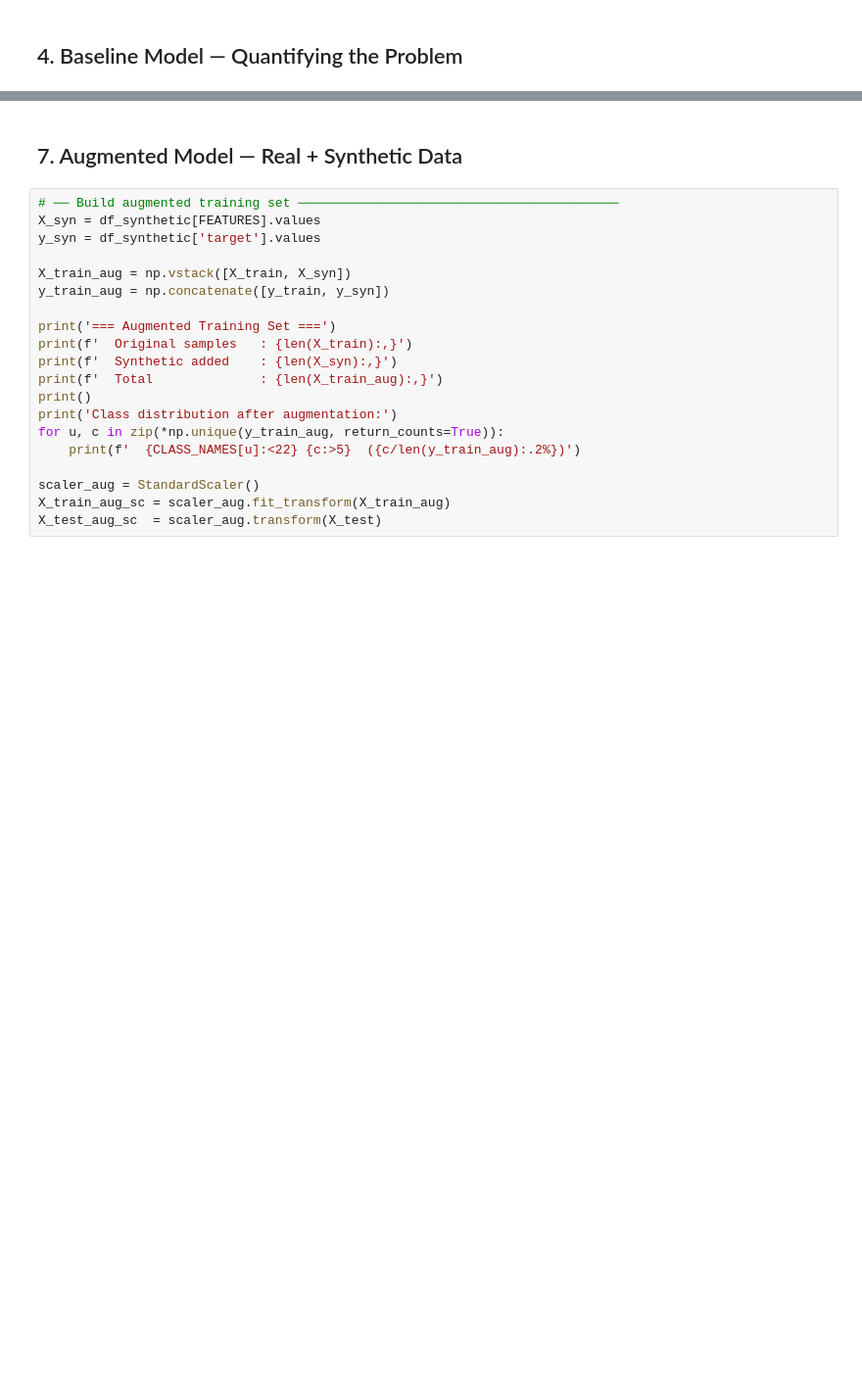
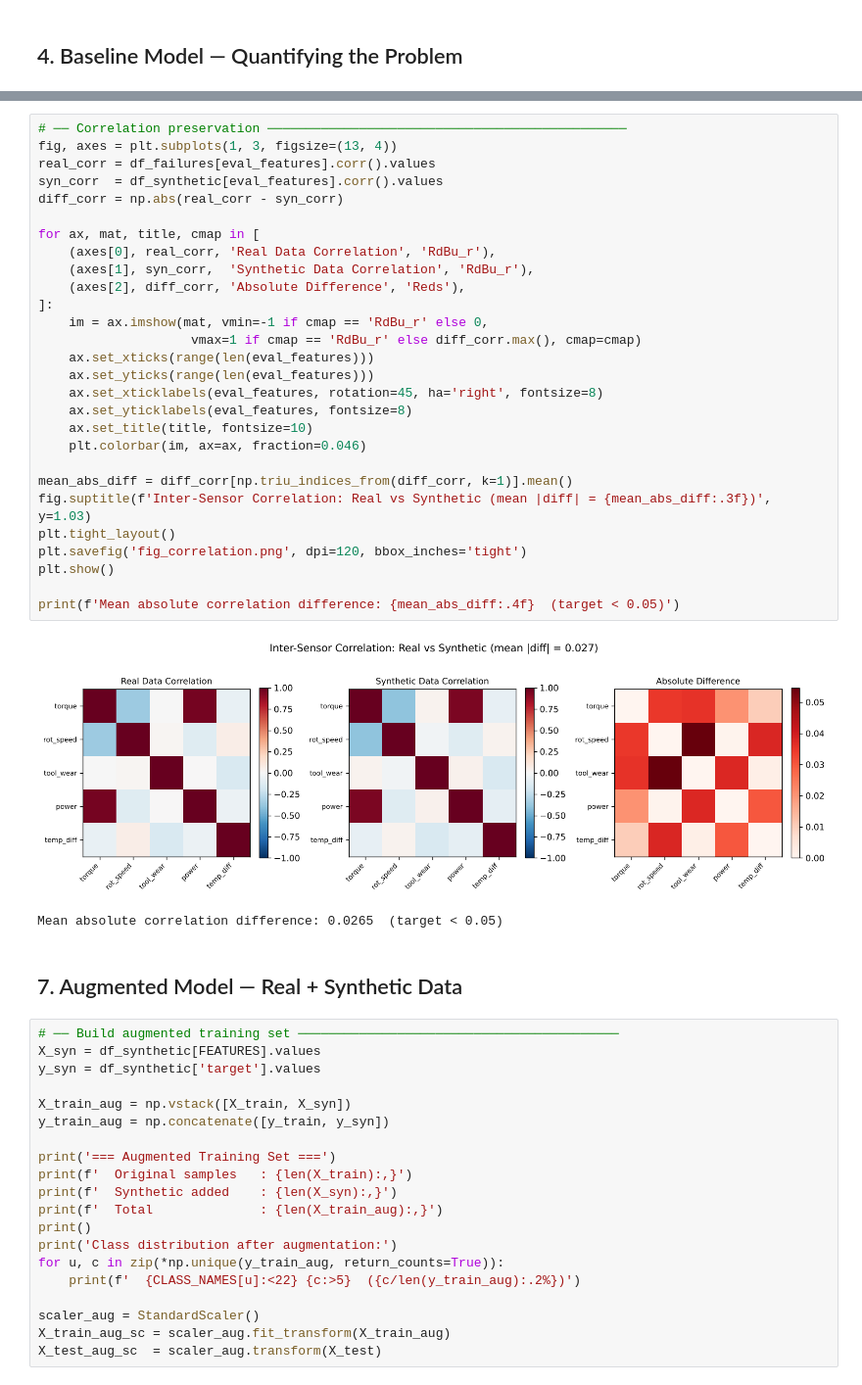
Before and after one commit to Nono-byte/Maitenance-Prediction-CTGAN, a Jupyter notebook: predictive_maintenance_ctgan.ipynb, the cells around one changed output, grey strips where cells are left out. Shown at 98% size. Drawn from its saved outputs; the diff is of its cells as text; blank space fills up the shorter version.

```diff
--- a/predictive_maintenance_ctgan.ipynb
+++ b/predictive_maintenance_ctgan.ipynb
@@ -513,3 +740,34 @@ Image('fig_correlation.png')
+# %%
+# ── Correlation preservation ───────────────────────────────────────────────
+fig, axes = plt.subplots(1, 3, figsize=(13, 4))
+real_corr = df_failures[eval_features].corr().values
+syn_corr  = df_synthetic[eval_features].corr().values
+diff_corr = np.abs(real_corr - syn_corr)
+
+for ax, mat, title, cmap in [
+    (axes[0], real_corr, 'Real Data Correlation', 'RdBu_r'),
+    (axes[1], syn_corr,  'Synthetic Data Correlation', 'RdBu_r'),
+    (axes[2], diff_corr, 'Absolute Difference', 'Reds'),
+]:
+    im = ax.imshow(mat, vmin=-1 if cmap == 'RdBu_r' else 0,
+                    vmax=1 if cmap == 'RdBu_r' else diff_corr.max(), cmap=cmap)
+    ax.set_xticks(range(len(eval_features)))
+    ax.set_yticks(range(len(eval_features)))
+    ax.set_xticklabels(eval_features, rotation=45, ha='right', fontsize=8)
+    ax.set_yticklabels(eval_features, fontsize=8)
+    ax.set_title(title, fontsize=10)
+    plt.colorbar(im, ax=ax, fraction=0.046)
+
+mean_abs_diff = diff_corr[np.triu_indices_from(diff_corr, k=1)].mean()
+fig.suptitle(f'Inter-Sensor Correlation: Real vs Synthetic (mean |diff| = {mean_abs_diff:.3f})', y=1.03)
+plt.tight_layout()
+plt.savefig('fig_correlation.png', dpi=120, bbox_inches='tight')
+plt.show()
+
+print(f'Mean absolute correlation difference: {mean_abs_diff:.4f}  (target < 0.05)')
+# %% [output]
+[figure, added]
+Mean absolute correlation difference: 0.0265  (target < 0.05)
 # %% [markdown]
 ## 7. Augmented Model — Real + Synthetic Data
 # %%
```
Also changed, not shown: parts of 26 cells of this notebook, 7 other files.
